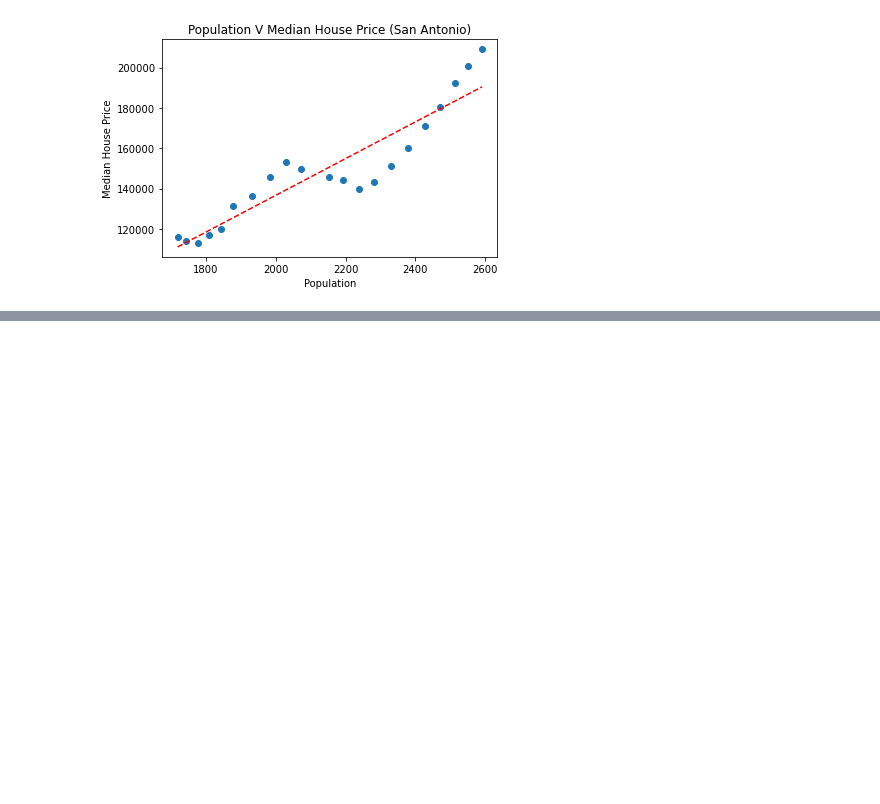
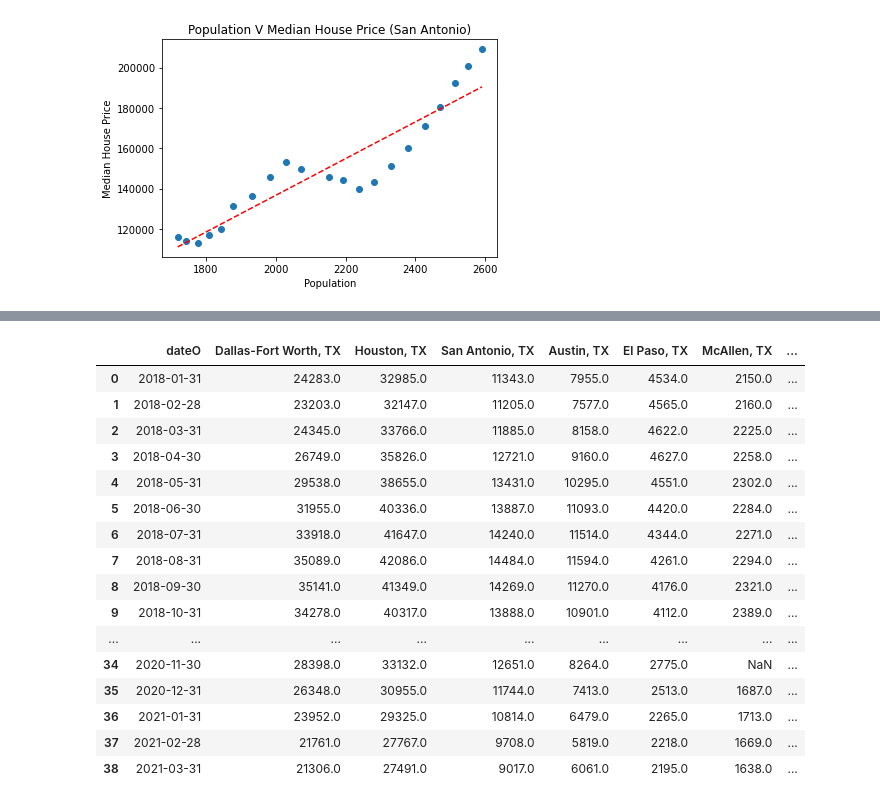
Before and after one commit to Fescamil1/Project_1_Housing_Market_Analysis, a Jupyter notebook: SC-population.ipynb, the cells around one changed output, grey strips where cells are left out. Cells and saved outputs as stored; diff of their text form; code cells hidden in the pictures; blank space fills up the shorter version.

```diff
--- a/SC-population.ipynb
+++ b/SC-population.ipynb
@@ -251,0 +282,21 @@ plt.show()
+# %%
+lumbvlist_df=pd.merge(tx_list_df3,lumber_df, on="DATE",how="inner")
+lumbvlist_df
+# %% [output]
+|  | dateO | Dallas-Fort Worth, TX | Houston, TX | San Antonio, TX | Austin, TX | El Paso, TX | McAllen, TX | ... |
+| 0 | 2018-01-31 | 24283.0 | 32985.0 | 11343.0 | 7955.0 | 4534.0 | 2150.0 | ... |
+| 1 | 2018-02-28 | 23203.0 | 32147.0 | 11205.0 | 7577.0 | 4565.0 | 2160.0 | ... |
+| 2 | 2018-03-31 | 24345.0 | 33766.0 | 11885.0 | 8158.0 | 4622.0 | 2225.0 | ... |
+| 3 | 2018-04-30 | 26749.0 | 35826.0 | 12721.0 | 9160.0 | 4627.0 | 2258.0 | ... |
+| 4 | 2018-05-31 | 29538.0 | 38655.0 | 13431.0 | 10295.0 | 4551.0 | 2302.0 | ... |
+| 5 | 2018-06-30 | 31955.0 | 40336.0 | 13887.0 | 11093.0 | 4420.0 | 2284.0 | ... |
+| 6 | 2018-07-31 | 33918.0 | 41647.0 | 14240.0 | 11514.0 | 4344.0 | 2271.0 | ... |
+| 7 | 2018-08-31 | 35089.0 | 42086.0 | 14484.0 | 11594.0 | 4261.0 | 2294.0 | ... |
+| 8 | 2018-09-30 | 35141.0 | 41349.0 | 14269.0 | 11270.0 | 4176.0 | 2321.0 | ... |
+| 9 | 2018-10-31 | 34278.0 | 40317.0 | 13888.0 | 10901.0 | 4112.0 | 2389.0 | ... |
+| ... | ... | ... | ... | ... | ... | ... | ... | ... |
+| 34 | 2020-11-30 | 28398.0 | 33132.0 | 12651.0 | 8264.0 | 2775.0 | NaN | ... |
+| 35 | 2020-12-31 | 26348.0 | 30955.0 | 11744.0 | 7413.0 | 2513.0 | 1687.0 | ... |
+| 36 | 2021-01-31 | 23952.0 | 29325.0 | 10814.0 | 6479.0 | 2265.0 | 1713.0 | ... |
+| 37 | 2021-02-28 | 21761.0 | 27767.0 | 9708.0 | 5819.0 | 2218.0 | 1669.0 | ... |
+| 38 | 2021-03-31 | 21306.0 | 27491.0 | 9017.0 | 6061.0 | 2195.0 | 1638.0 | ... |
```
Also changed, not shown: parts of 4 cells of this notebook, 1 other file.
